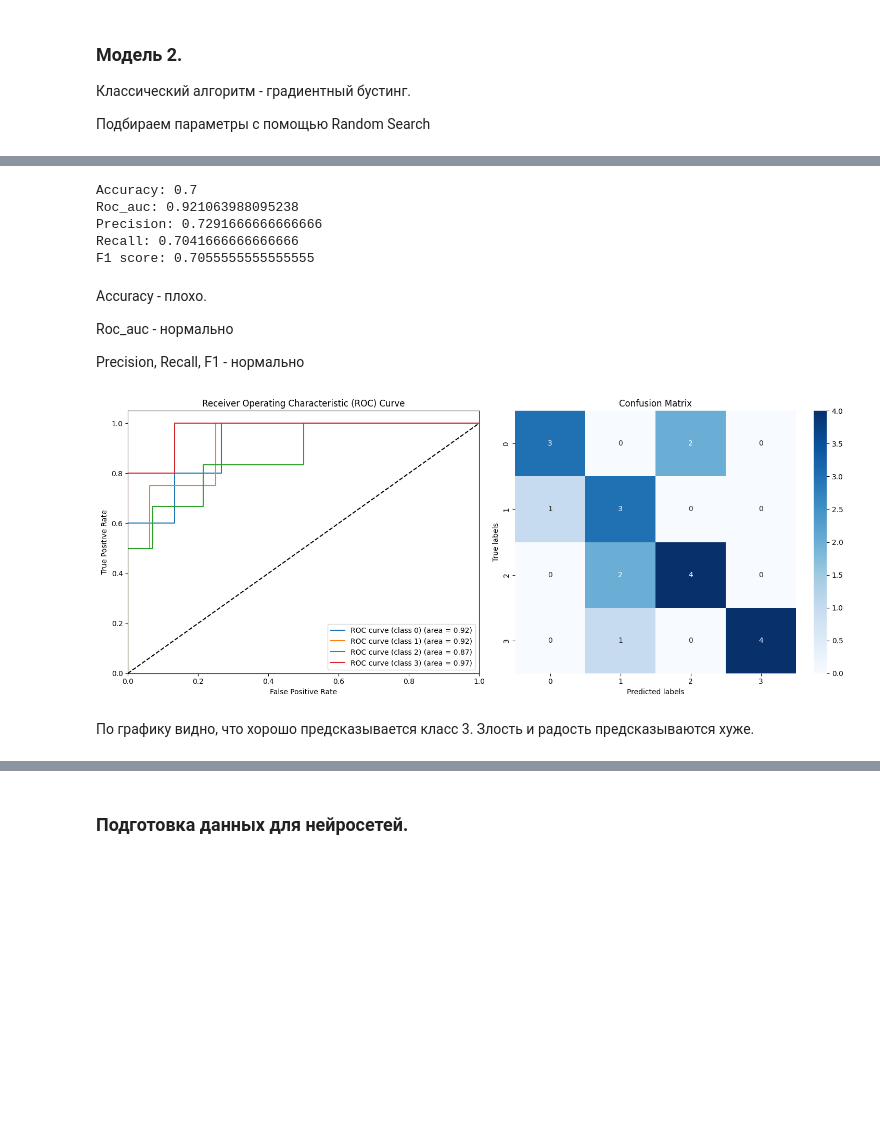
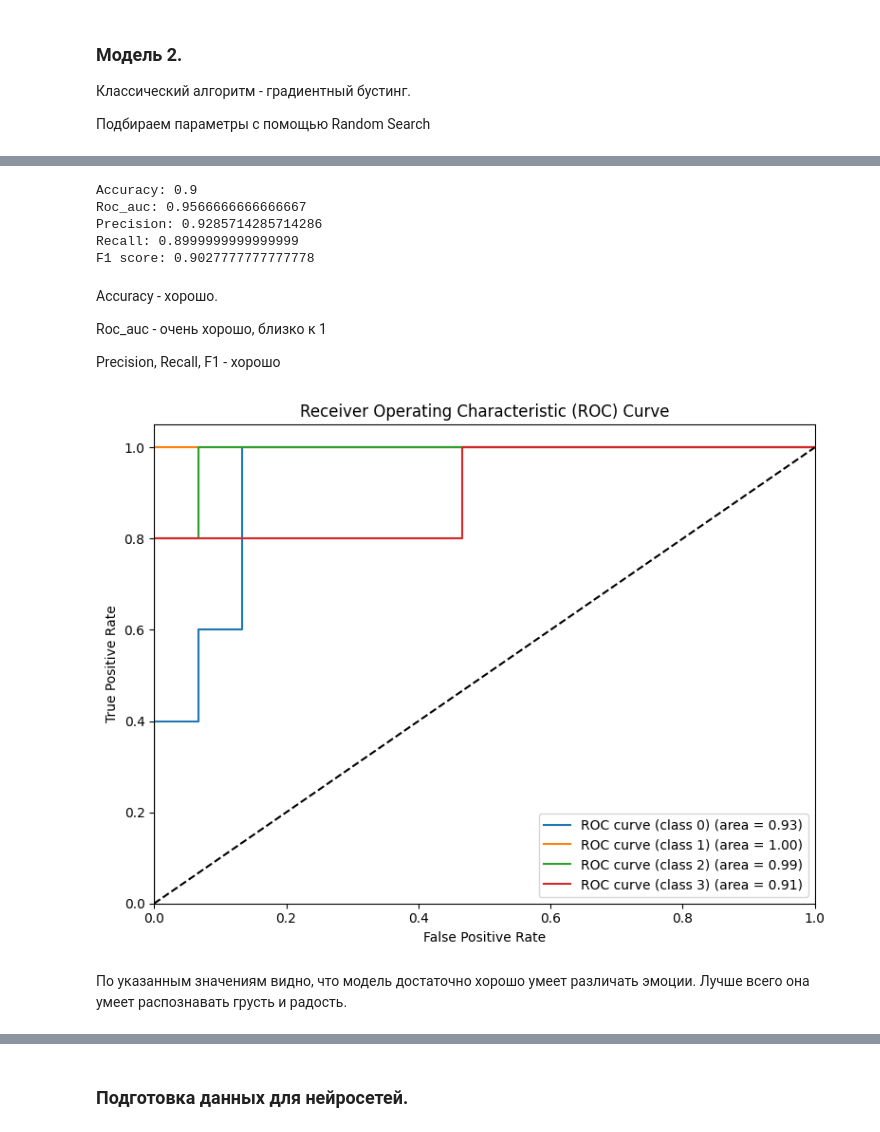
Before and after one commit to nastya03iva/TimeSeries, a Jupyter notebook: final_project.ipynb, the cells around one changed output, grey strips where cells are left out. Cells and saved outputs as stored; diff of their text form; code cells hidden in the pictures; blank space fills up the shorter version.

```diff
--- a/final_project.ipynb
+++ b/final_project.ipynb
@@ -328,0 +246,4 @@ X_train, X_test, y_train, y_test = train_test_split(features, labels, test_size=
+# %%
+y = df["emotion_label"]
+del df["emotion_label"]
+del df["filename"]
@@ -389,5 +358,5 @@ Precision, Recall, F1 - нормально
 # %%
-def view_metric(y_test, y_pred, y_pred_proba):
+def view_roc_curve(y_test, y_pred_proba):
     fpr = dict()
     tpr = dict()
     roc_auc = dict()
@@ -409,13 +378,5 @@ def view_metric(y_test, y_pred, y_pred_proba):
     plt.title('Receiver Operating Characteristic (ROC) Curve')
     plt.legend(loc="lower right")
 
-    # Confusion Matrix
-    plt.subplot(1, 2, 2)
-    conf_matrix = confusion_matrix(y_test, y_pred)
-    sns.heatmap(conf_matrix, annot=True, cmap='Blues', fmt='g')
-    plt.xlabel('Predicted labels')
-    plt.ylabel('True labels')
-    plt.title('Confusion Matrix')
-
     plt.tight_layout()
     plt.show()
@@ -434,24 +464,18 @@ view_metric(y_test, y_pred, y_pred_proba)
 # %%
-from sklearn.model_selection import RandomizedSearchCV
 from sklearn.ensemble import GradientBoostingClassifier
 
-param_grid = {
-    'n_estimators': [100, 200, 400],
-    'max_depth': [None, 10, 30, 50],
-    'min_samples_split': [2, 5, 10],
-    'min_samples_leaf': [1, 2, 4]
-}
 
-classifier = GradientBoostingClassifier()
-
-random_search = RandomizedSearchCV(estimator=classifier, param_distributions=param_grid, n_iter=10, cv=5)
-
-random_search.fit(X_train, y_train)
-
-best_params = random_search.best_params_
-best_score = random_search.best_score_
-
-best_classifier = GradientBoostingClassifier(random_state=my_seed, **best_params)
+# Ранее с помощью Random Search были подобраны лучшие параметры
+# Параметры в ячейке выше - просто эксперименты, которые показывают качество похуже
+best_classifier = GradientBoostingClassifier(
+    learning_rate=0.2,
+    max_depth=6,
+    min_samples_leaf=10,
+    min_samples_split=7,
+    n_estimators=366,
+    subsample=0.7,
+    random_state=my_seed
+)
 best_classifier.fit(X_train, y_train)
 
 y_pred = best_classifier.predict(X_test)
@@ -472,20 +496,20 @@ print("Recall:", recall)
 f1 = f1_score(y_test, y_pred, average='macro')
 print("F1 score:", f1)
 # %% [output]
-Accuracy: 0.7
-Roc_auc: 0.921063988095238
-Precision: 0.7291666666666666
-Recall: 0.7041666666666666
-F1 score: 0.7055555555555555
+Accuracy: 0.9
+Roc_auc: 0.9566666666666667
+Precision: 0.9285714285714286
+Recall: 0.8999999999999999
+F1 score: 0.9027777777777778
 # %% [markdown]
-Accuracy - плохо.
+Accuracy - хорошо.
 
-Roc_auc - нормально
+Roc_auc - очень хорошо, близко к 1
 
-Precision, Recall, F1 - нормально
+Precision, Recall, F1 - хорошо
 # %%
-view_metric(y_test, y_pred, y_pred_proba)
+view_roc_curve(y_test, y_pred_proba)
 # %% [output]
-[figure, old version]
+[figure, new version]
-# %% [markdown]
-По графику видно, что хорошо предсказывается класс 3. Злость и радость предсказываются хуже.
+# %% [markdown]
+По указанным значениям видно, что модель достаточно хорошо умеет различать эмоции. Лучше всего она умеет распознавать грусть и радость.
```
Also changed, not shown: parts of 70 cells of this notebook.
